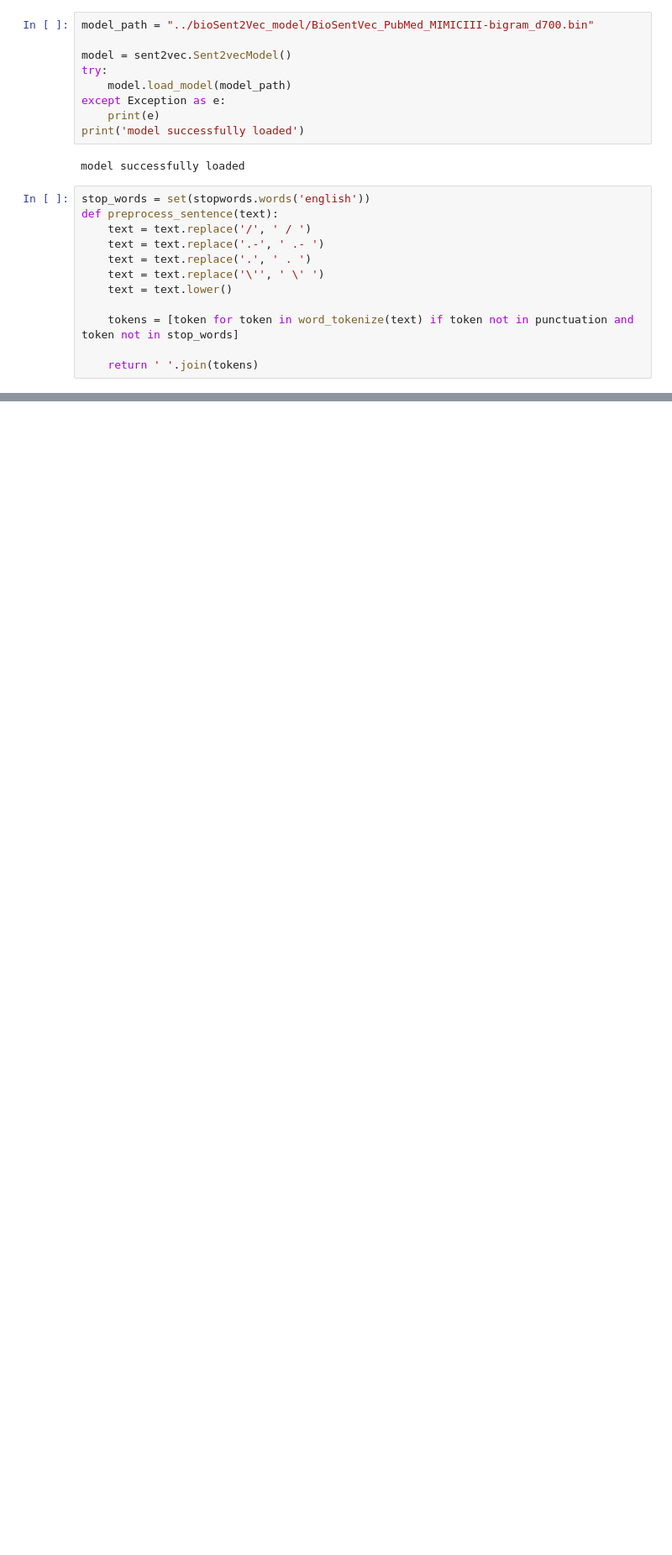
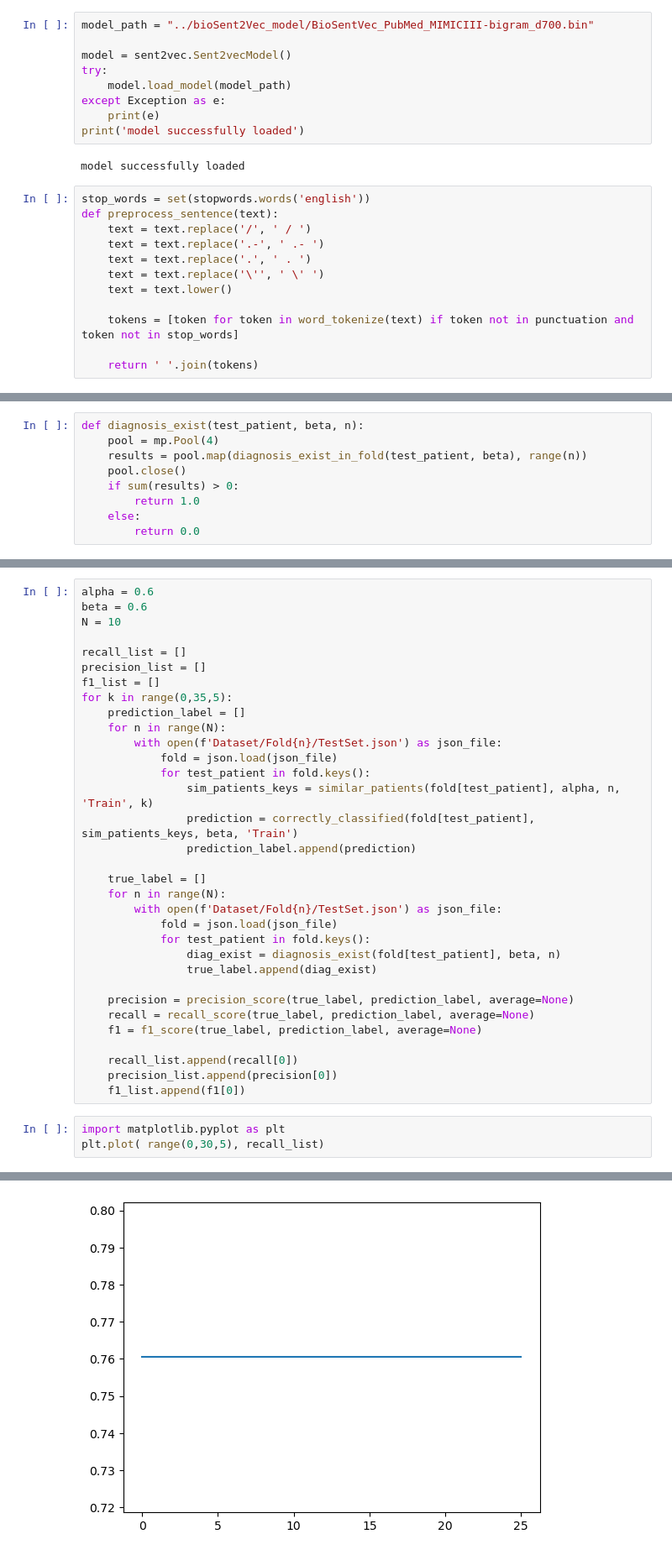
Before and after one commit to Rezana20/bd4h-group-project, a Jupyter notebook: src/bioSent2vec.ipynb, the cells around one changed output, grey strips where cells are left out. Shown: that part at 84% size. Saved outputs shown, nothing was run; the diff lists cells and outputs as text; blank space fills up the shorter version.

```diff
--- a/src/bioSent2vec.ipynb
+++ b/src/bioSent2vec.ipynb
@@ -58,0 +125,9 @@ write_json(fold0_dict, "user_vect_input.json")
+# %%
+def diagnosis_exist(test_patient, beta, n):
+    pool = mp.Pool(4)
+    results = pool.map(diagnosis_exist_in_fold(test_patient, beta), range(n))
+    pool.close()
+    if sum(results) > 0:
+        return 1.0
+    else:
+        return 0.0
@@ -58,0 +160,37 @@ write_json(fold0_dict, "user_vect_input.json")
+# %%
+alpha = 0.6
+beta = 0.6
+N = 10
+
+recall_list = []
+precision_list = []
+f1_list = []
+for k in range(0,35,5):
+    prediction_label = []
+    for n in range(N):
+        with open(f'Dataset/Fold{n}/TestSet.json') as json_file:
+            fold = json.load(json_file)
+            for test_patient in fold.keys():
+                sim_patients_keys = similar_patients(fold[test_patient], alpha, n, 'Train', k)
+                prediction = correctly_classified(fold[test_patient], sim_patients_keys, beta, 'Train')
+                prediction_label.append(prediction)
+
+    true_label = []
+    for n in range(N):
+        with open(f'Dataset/Fold{n}/TestSet.json') as json_file:
+            fold = json.load(json_file)
+            for test_patient in fold.keys():
+                diag_exist = diagnosis_exist(fold[test_patient], beta, n)
+                true_label.append(diag_exist)
+
+    precision = precision_score(true_label, prediction_label, average=None)
+    recall = recall_score(true_label, prediction_label, average=None)
+    f1 = f1_score(true_label, prediction_label, average=None)
+
+    recall_list.append(recall[0])
+    precision_list.append(precision[0])
+    f1_list.append(f1[0])
+# %%
+import matplotlib.pyplot as plt
+plt.plot( range(0,30,5), recall_list)
+# %% [output]
@@ -58,0 +198 @@ write_json(fold0_dict, "user_vect_input.json")
+[figure, added]
```
Also changed, not shown: parts of 15 cells of this notebook.
